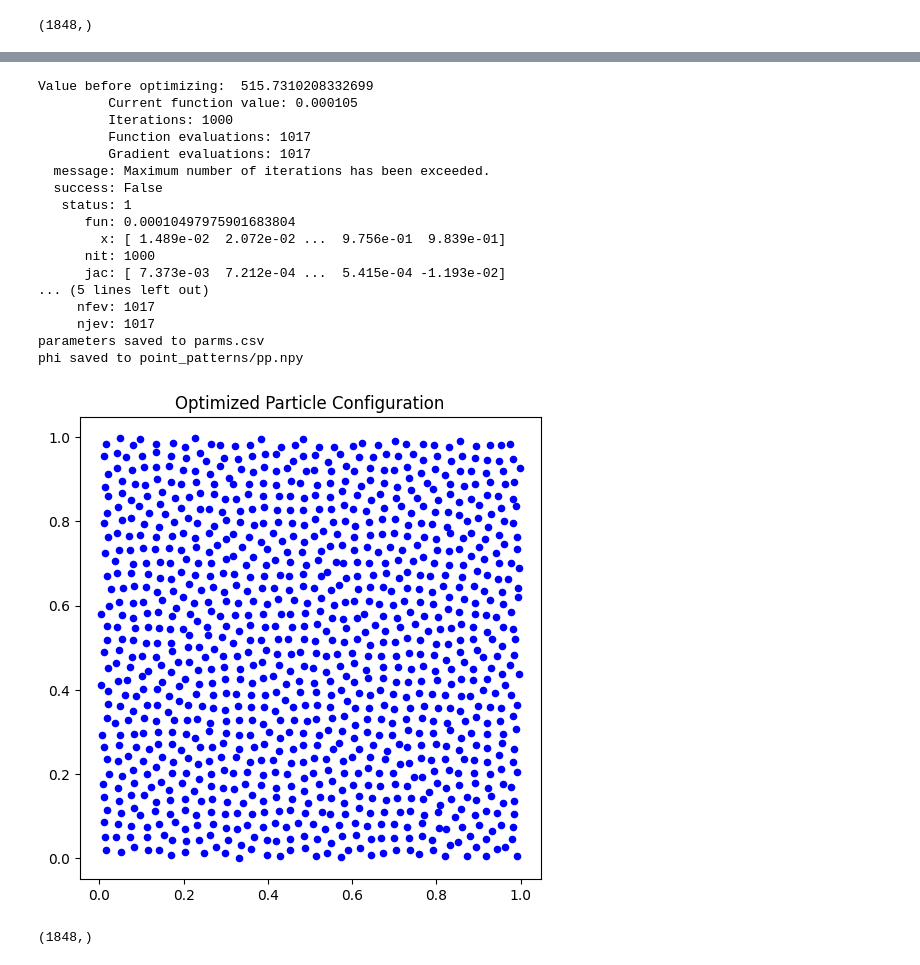
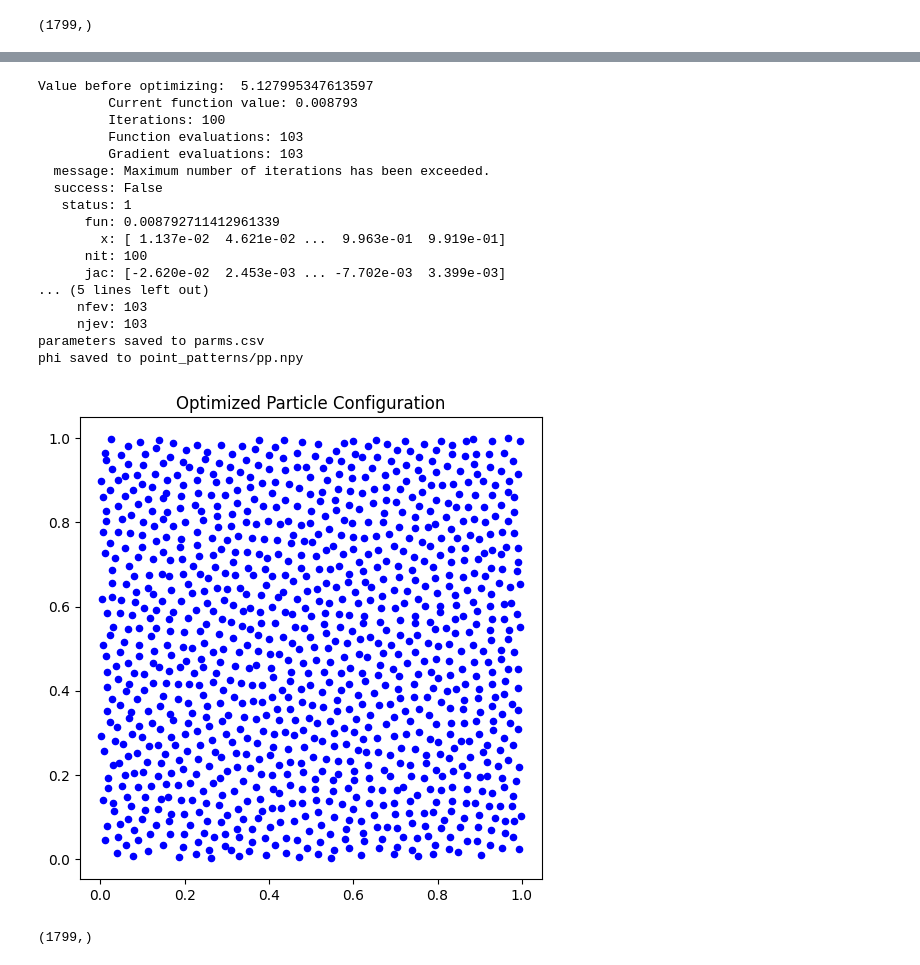
Before and after one commit to BekzatZhar/modeling_seminarSoSe25, a Jupyter notebook: hu_nnufft_type3.ipynb, the cells around one changed output, grey strips where cells are left out. Cells and saved outputs as stored; diff of their text form; code cells hidden in the pictures.

```diff
--- a/hu_nnufft_type3.ipynb
+++ b/hu_nnufft_type3.ipynb
@@ -73,6 +53,12 @@ def perturbed_point_pattern(N, eps=0.01):
     uniform[:, 1] += pert_y
     return uniform  # shape : (rN, 2)
 # %%
+# weight function for different k vectors to ensure constraints equally
+# strong on all spherical shells for radially symmetric structure factors
+def weight(k):
+    k_magnitude = np.linalg.norm(k, axis=0)  # (M,)
+    return 1./k_magnitude
+
 def compute_rho(k, r):
     N = r.shape[0]
     rx = np.ascontiguousarray(r[:, 0])
@@ -99,14 +85,14 @@ def compute_bump(x, K_cutoff):
 def compute_S0(k, D, H, alpha, K_cutoff):
     k_magnitude = np.linalg.norm(k, axis=0)  # (M,)
     S0 = np.where(k_magnitude < K_cutoff, D * (1 - H) * (k_magnitude**alpha) + H, 1.0)
-    return S0 * compute_bump(k_magnitude/K_cutoff, K_cutoff)
+    return S0 #* compute_bump(k_magnitude/K_cutoff, K_cutoff)
 
 def objective_function(x, k, S0_k):
     N = x.shape[0] // 2
     r = x.reshape(N, 2)
     r = np.mod(r, 1.0)
     S_kr = compute_S(k, r)
-    return np.sum((S_kr - S0_k)**2)
+    return np.sum(weight(k) * (S_kr - S0_k)**2)
 
 def gradient_function(x, k, S0_k):
     N = x.shape[0] // 2
@@ -115,7 +101,7 @@ def gradient_function(x, k, S0_k):
     grad = np.zeros_like(r) # (N, 2)
     rho = compute_rho(k, r) # (M,)
     S_kr = compute_S_rho(rho, N) # (M,)
-    factor = -4.j/N * ((S_kr - S0_k) * rho)
+    factor = -4.j/N * weight(k) * ((S_kr - S0_k) * rho)
     C_hat_x = k[0, :] * factor # (M, )
     C_hat_y = k[1, :] * factor # (M, )
     rx = np.ascontiguousarray(r[:, 0])
@@ -160,7 +146,6 @@ np.random.seed(0)  # For reproducibility
 # ---== Parameters ==--- #
 
 N = 1000
-M = 100
 
 # Target structure factor parameters
 H = 1e-4
@@ -172,7 +157,7 @@ r_init = perturbed_point_pattern(N)
 # since some point pattern generation algos dont give exactly N
 N = r_init.shape[0]
 
-k = np.ascontiguousarray(generate_k_vectors(K_cutoff))
+k = np.ascontiguousarray(generate_k_vectors(60))
 M = k.shape[1]
 
 # Plot wave vectors used:
@@ -220,2 +205,2 @@ plot_structure_factor(r_opt, k, K_cutoff, S0_k, "Optimized Structure Factor")
 [figure]
-(1848,)
+(1799,)
@@ -223,19 +208,19 @@ plot_structure_factor(r_opt, k, K_cutoff, S0_k, "Optimized Structure Factor")
-Value before optimizing:  515.7310208332699
-         Current function value: 0.000105
-         Iterations: 1000
-         Function evaluations: 1017
-         Gradient evaluations: 1017
+Value before optimizing:  5.127995347613597
+         Current function value: 0.008793
+         Iterations: 100
+         Function evaluations: 103
+         Gradient evaluations: 103
   message: Maximum number of iterations has been exceeded.
   success: False
    status: 1
-      fun: 0.00010497975901683804
-        x: [ 1.489e-02  2.072e-02 ...  9.756e-01  9.839e-01]
-      nit: 1000
-      jac: [ 7.373e-03  7.212e-04 ...  5.415e-04 -1.193e-02]
+      fun: 0.008792711412961339
+        x: [ 1.137e-02  4.621e-02 ...  9.963e-01  9.919e-01]
+      nit: 100
+      jac: [-2.620e-02  2.453e-03 ... -7.702e-03  3.399e-03]
 ... (5 lines left out)
-     nfev: 1017
-     njev: 1017
+     nfev: 103
+     njev: 103
 parameters saved to parms.csv
 phi saved to point_patterns/pp.npy
-[figure, old version]
+[figure, new version]
-(1848,)
+(1799,)
```
Also changed, not shown: parts of 3 cells of this notebook, 2 other files.
